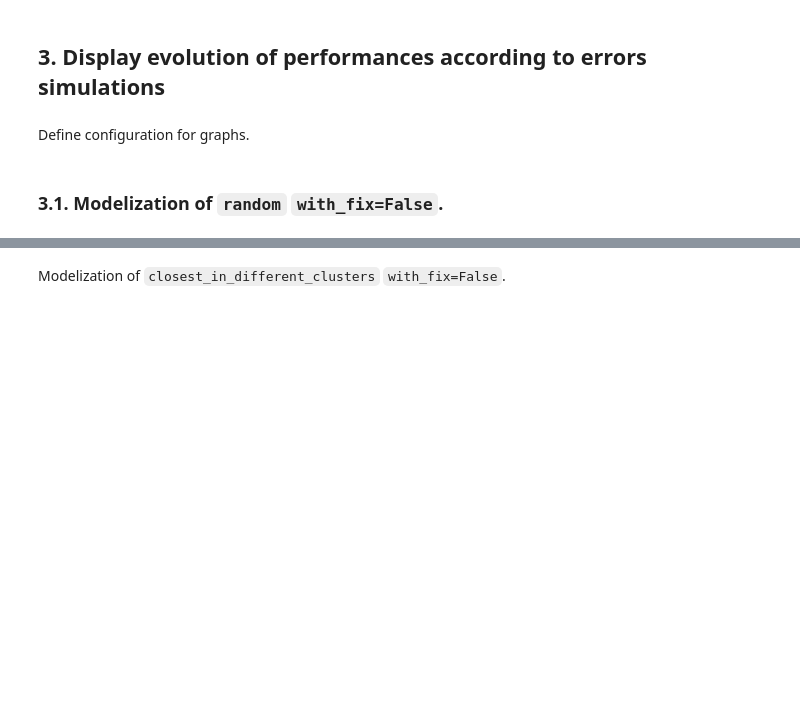
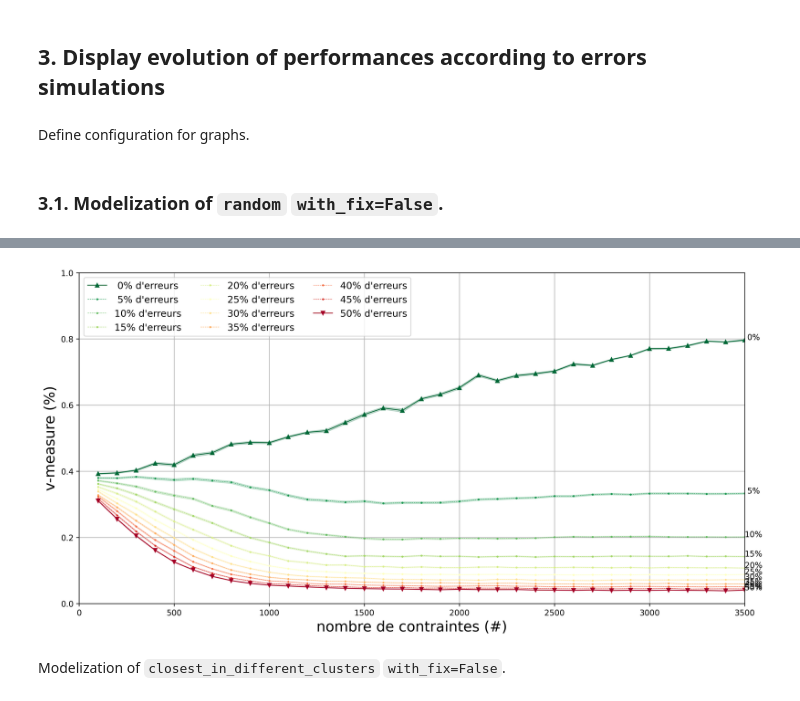
Before and after one commit to cognitivefactory/interactive-clustering-comparative-study, a Jupyter notebook: 7_annotation_error_study/notebook/3_Modelize_errors_and_Plot_some_figures.ipynb, the cells around one changed output, grey strips where cells are left out. Saved outputs shown, nothing was run; the diff lists cells and outputs as text; code cells hidden in the pictures; blank space fills up the shorter version.

Commit message:
refactor: update axis limit in figures

```diff
--- a/7_annotation_error_study/notebook/3_Modelize_errors_and_Plot_some_figures.ipynb
+++ b/7_annotation_error_study/notebook/3_Modelize_errors_and_Plot_some_figures.ipynb
@@ -271,7 +317,7 @@ axis_plot_error_simulation_random_without_fix = fig_plot_error_simulation_random
 
 # Set range of axis.
 axis_plot_error_simulation_random_without_fix.set_xlim(xmin=0, xmax=MAX_NB_CONSTRAINTS_TO_PLOT)
-axis_plot_error_simulation_random_without_fix.set_ylim(ymin=-0.05, ymax=1.05)
+axis_plot_error_simulation_random_without_fix.set_ylim(ymin=0, ymax=1)
 
 # Define color map.
 list_of_colors = matplotlib.colormaps["RdYlGn"](
@@ -332,33 +378,35 @@ for k, error_rate_k in enumerate(LIST_OF_ERROR_RATES):
     #    label_in_curve=None,
     #    marker="",
     #    markersize=markersizes[error_rate_k],
     #    color="black",
     #    linewidth=linewidths[error_rate_k],
     #    linestyle=linestyles[error_rate_k],
     #    alpha=0.2,
     #)
 
 # Set axis name.
 axis_plot_error_simulation_random_without_fix.set_xlabel("nombre de contraintes (#)", fontsize=18,)
 axis_plot_error_simulation_random_without_fix.set_ylabel("v-measure (%)", fontsize=18,)
 
 # Plot the legend.
 axis_plot_error_simulation_random_without_fix.legend(
     ncol=3,
     loc="upper left",
     fontsize=12,
 )
 
 # Plot the grid.
 axis_plot_error_simulation_random_without_fix.grid(True)
 
 # Store the graph.
 fig_plot_error_simulation_random_without_fix.savefig(
     "../results/etude-erreur-simulation-impact-1random-without-fix.png",
     dpi=300,
     transparent=True,
     bbox_inches="tight",
 )
+# %% [output]
+[figure, added]
 # %% [markdown]
 Modelization of `closest_in_different_clusters` `with_fix=False`.
 # %%
```
Also changed, not shown: parts of 13 cells of this notebook, 53 other files.
